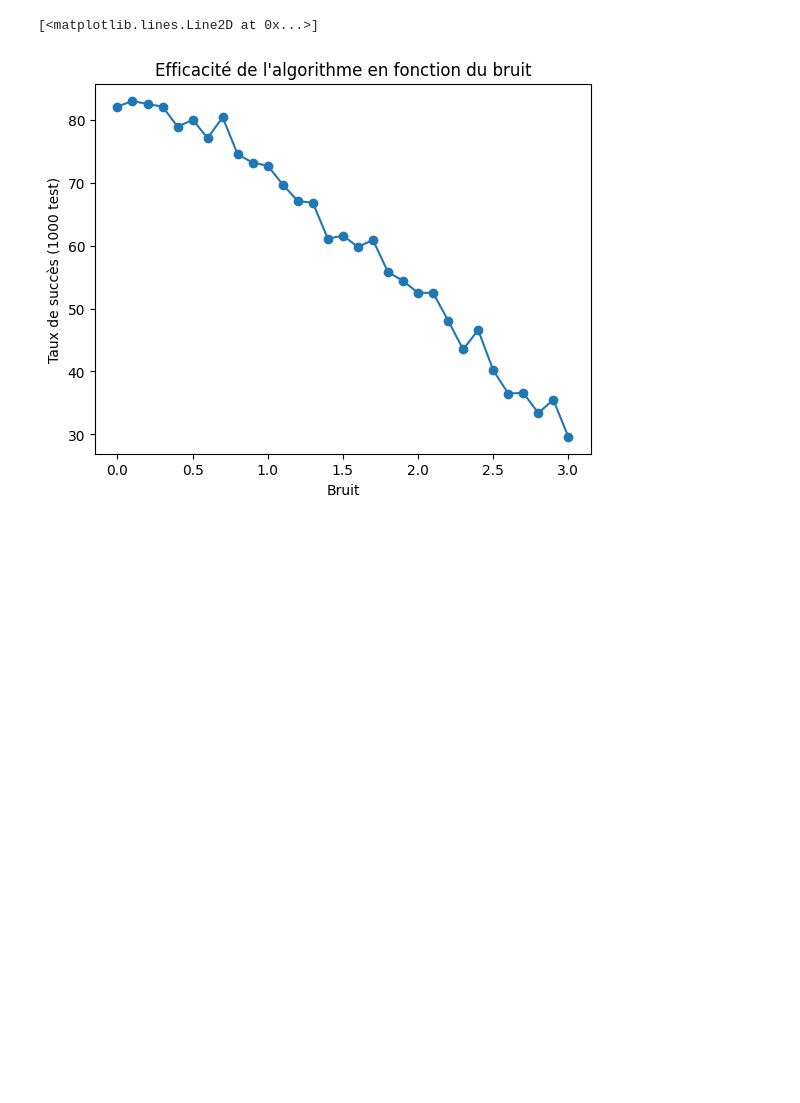
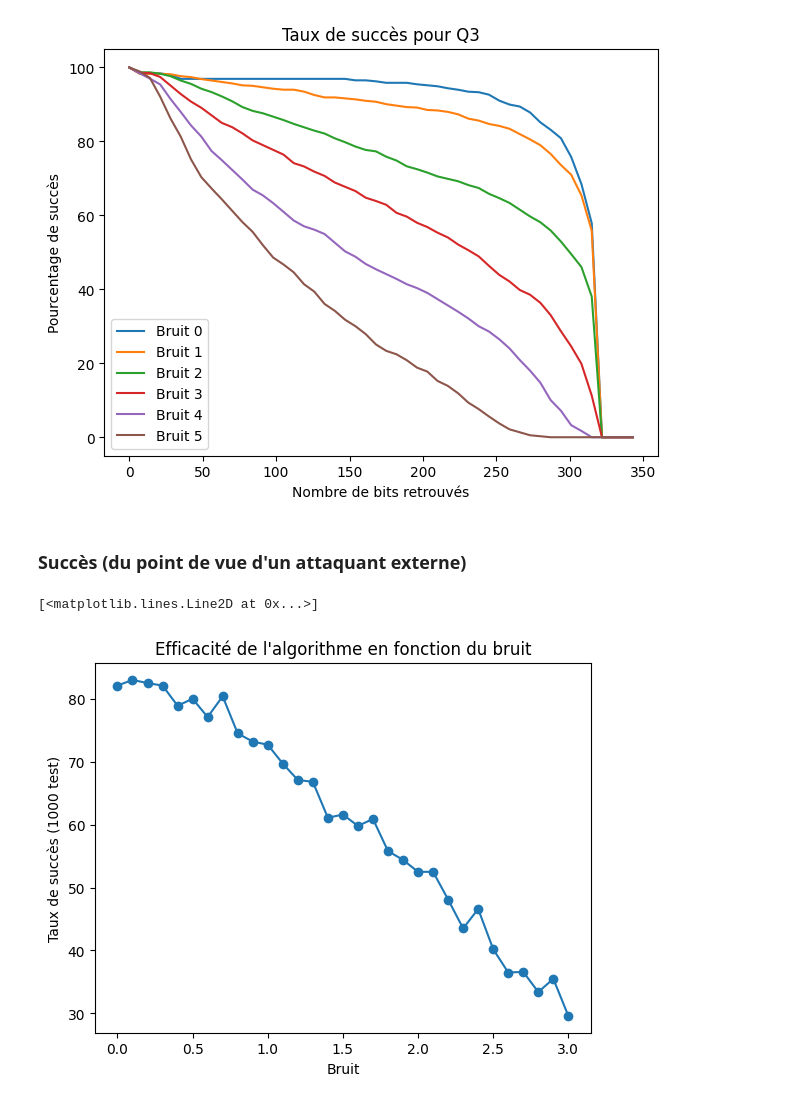
Before and after one commit to EmilienMendes/RSA-Generation-Key-Attack, a Jupyter notebook: cpa-crible-optimise/stats.ipynb, the cells around one changed output. Cells and saved outputs as stored; diff of their text form; code cells hidden in the pictures; blank space fills up the shorter version.

```diff
--- a/cpa-crible-optimise/stats.ipynb
+++ b/cpa-crible-optimise/stats.ipynb
@@ -125 +337,27 @@ plt.plot(x,y,marker="x")
+# %%
+bruit_0_q3 = [probabilite(i,liste_nb_bits_bruit_0_q3) for i in x]
+bruit_1_q3 = [probabilite(i,liste_nb_bits_bruit_1_q3) for i in x]
+bruit_2_q3 = [probabilite(i,liste_nb_bits_bruit_2_q3) for i in x]
+bruit_3_q3 = [probabilite(i,liste_nb_bits_bruit_3_q3) for i in x]
+bruit_4_q3 = [probabilite(i,liste_nb_bits_bruit_4_q3) for i in x]
+bruit_5_q3 = [probabilite(i,liste_nb_bits_bruit_5_q3) for i in x]
+# %%
+plt.plot(x,bruit_0_q3,label = "Bruit 0")
+plt.plot(x,bruit_1_q3,label = "Bruit 1")
+plt.plot(x,bruit_2_q3,label = "Bruit 2")
+plt.plot(x,bruit_3_q3,label = "Bruit 3")
+plt.plot(x,bruit_4_q3,label = "Bruit 4")
+plt.plot(x,bruit_5_q3,label = "Bruit 5")
+
+plt.xlabel("Nombre de bits retrouvés")
+plt.ylabel("Pourcentage de succès")
+plt.legend()
+plt.tight_layout()
+plt.title("Taux de succès pour Q3")
+
+plt.show()
+# %% [output]
+[figure, added]
+# %% [markdown]
+### Succès (du point de vue d'un attaquant externe)
 # %%
```
Also changed, not shown: parts of 62 cells of this notebook, 8 other files.
